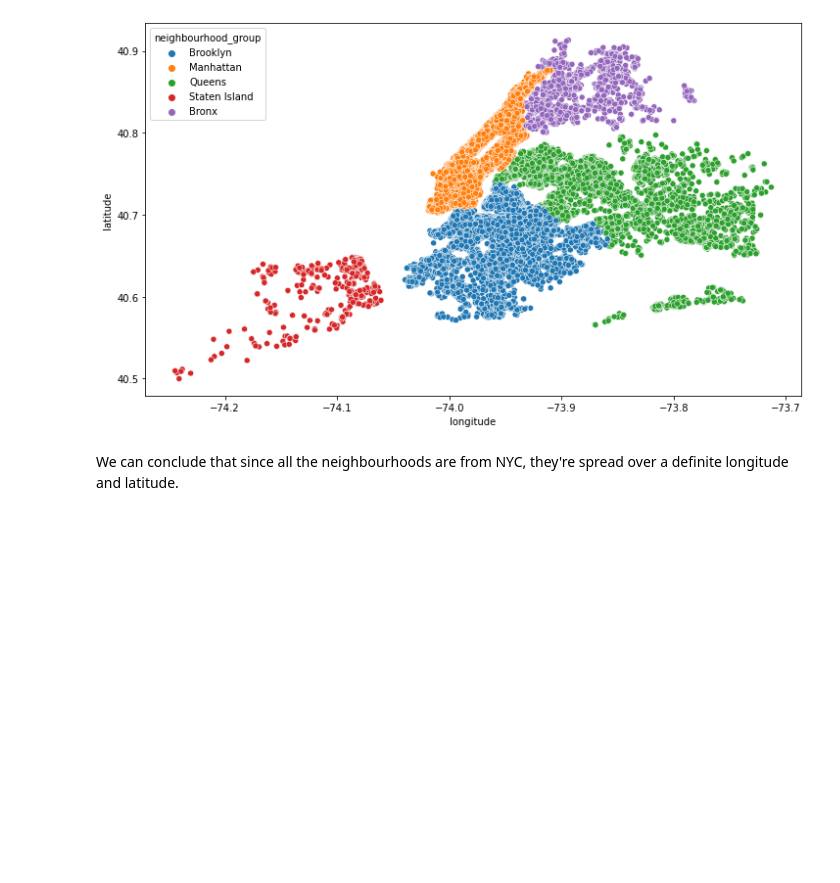
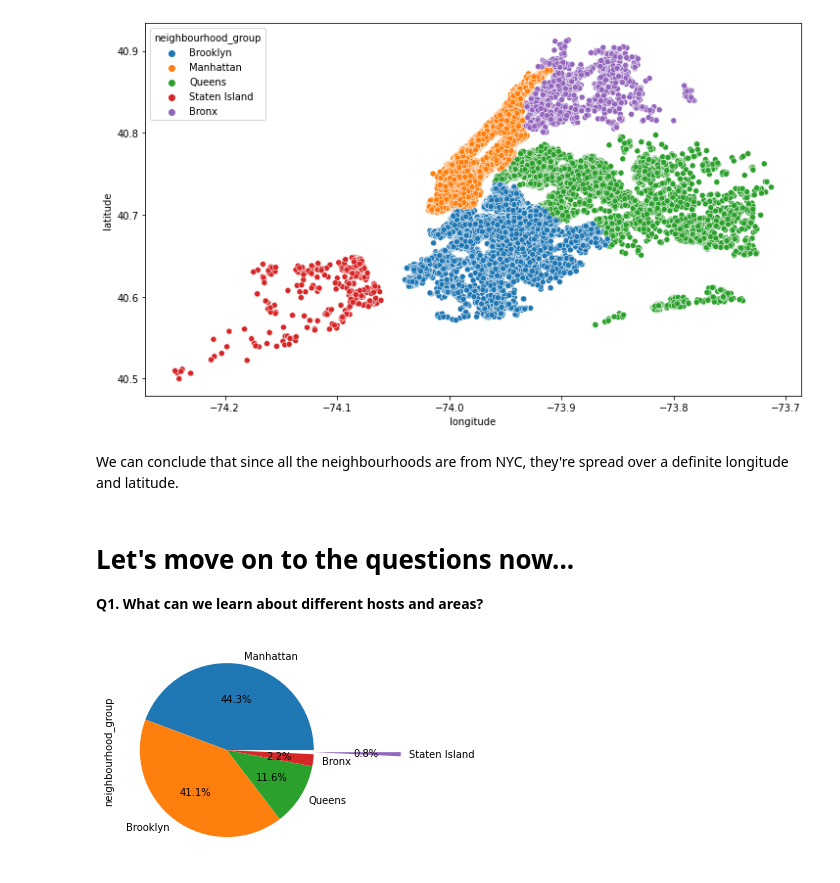
Before and after one commit to AshutoshKumarDubey/Airbnb_EDA_Capstone-Project, a Jupyter notebook: Airbnb_Bookings_Analysis_Capstone_Project_(By_Ashutosh_Kumar_Dubey).ipynb, the cells around one changed output. Saved outputs shown, nothing was run; the diff lists cells and outputs as text; code cells hidden in the pictures; blank space fills up the shorter version.

```diff
--- a/Airbnb_Bookings_Analysis_Capstone_Project_(By_Ashutosh_Kumar_Dubey).ipynb
+++ b/Airbnb_Bookings_Analysis_Capstone_Project_(By_Ashutosh_Kumar_Dubey).ipynb
@@ -176,3 +176,13 @@ plt.show()
 [figure]
 # %% [markdown]
 We can conclude that since all the neighbourhoods are from NYC, they're spread over a definite longitude and latitude.
+# %% [markdown]
+# Let's move on to the questions now...
+
+**Q1. What can we learn about different hosts and areas?**
+# %%
+#We'll plot a pie-chart that denotes the exact distribution and concentration of crowd in a particular neighbourhood.
+a=df['neighbourhood_group'].value_counts().plot(kind='pie',autopct='%1.1f%%', explode=[0,0,0,0,1])
+plt.rcParams['figure.figsize'] = (10,7)
+# %% [output]
+[figure, added]
```
Also changed, not shown: parts of 14 cells of this notebook.
